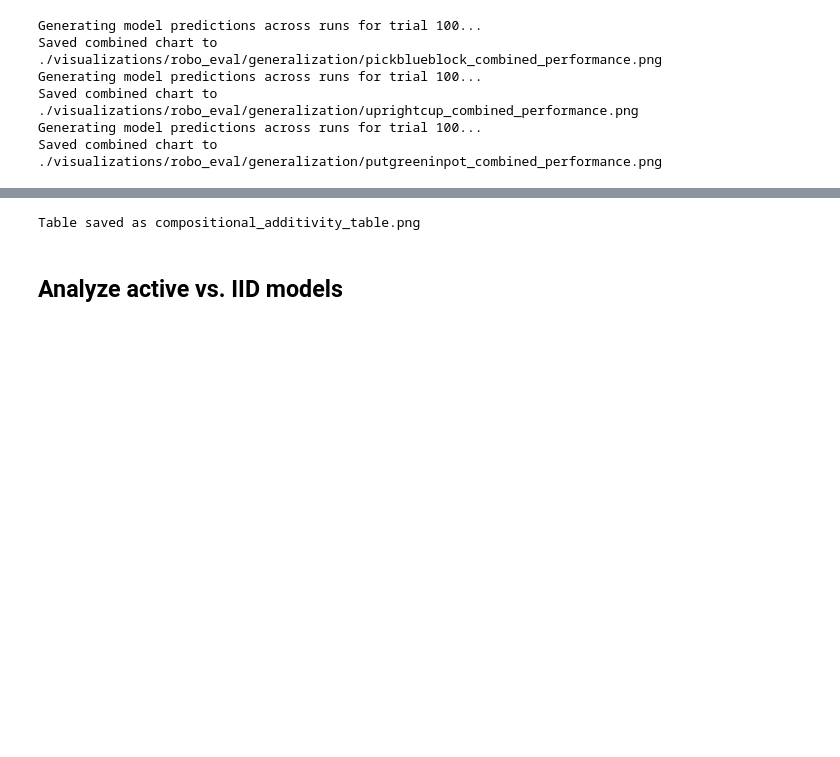
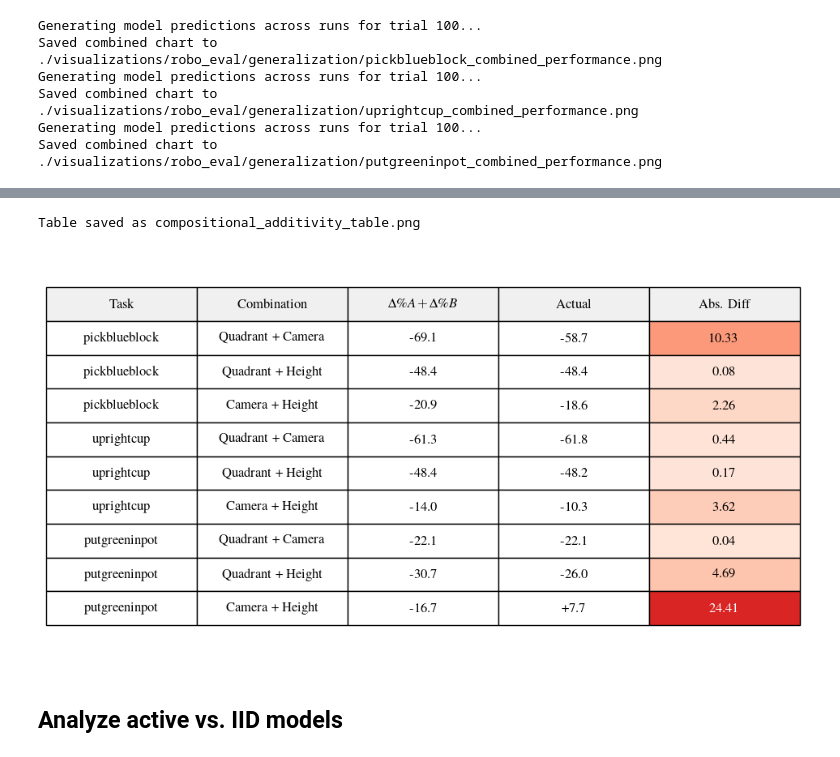
Before and after one commit to iamandrewliao/active-testing, a Jupyter notebook: analysis.ipynb, the cells around one changed output, grey strips where cells are left out. Saved outputs shown, nothing was run; the diff lists cells and outputs as text; code cells hidden in the pictures; blank space fills up the shorter version.

```diff
--- a/analysis.ipynb
+++ b/analysis.ipynb
@@ -768,7 +916,7 @@ def compositional_additivity_table(tasks, output_filename="compositional_additiv
             ])
 
     # 2. Create DataFrame for Table
-    columns = ['Task', 'Combination','Δ%A + Δ%B', 'Actual', 'Abs. Diff']
+    columns = ['Task', 'Combination',r'$\Delta \%A + \Delta \%B$', 'Actual', 'Abs. Diff']
     df = pd.DataFrame(all_results, columns=columns)
 
     # 3. Render Table Figure
@@ -787,34 +935,36 @@ def compositional_additivity_table(tasks, output_filename="compositional_additiv
     max_dev = df['Abs. Diff'].max()
     cmap = plt.get_cmap('Reds') # Darker red = larger deviation
 
     for i in range(len(df)):
         val = df.iloc[i]['Abs. Diff']
         # Normalize value between 0.1 and 0.7 to avoid black/white extremes
         color_val = 0.1 + (val / max_dev) * 0.6 if max_dev > 0 else 0
         rgba_color = cmap(color_val)
 
         # Update specific cell background
         # +1 in row index because index 0 is the header
         cell = table[i+1, abs_dev_col_idx]
         cell.set_facecolor(rgba_color)
         # Ensure text is readable if background is very dark
         if color_val > 0.5:
             cell.get_text().set_color('white')
 
     # Bold the headers
     for j in range(len(df.columns)):
         table[0, j].get_text().set_weight('bold')
         table[0, j].set_facecolor('#f0f0f0')
 
     # plt.title("Compositional Additivity Analysis (Absolute Deviation)", fontsize=14, pad=20)
     plt.savefig(f"./visualizations/robo_eval/compositional_generalization/{output_filename}", dpi=300, bbox_inches='tight')
-    plt.close()
     print(f"Table saved as {output_filename}")
+
+    plt.show()
 
 # Execute
 compositional_additivity_table(TASKS)
 # %% [output]
 Table saved as compositional_additivity_table.png
+[figure, added]
 # %% [markdown]
 ## Analyze active vs. IID models
 # %%
```
Also changed, not shown: parts of 75 cells of this notebook, 20 other files.
